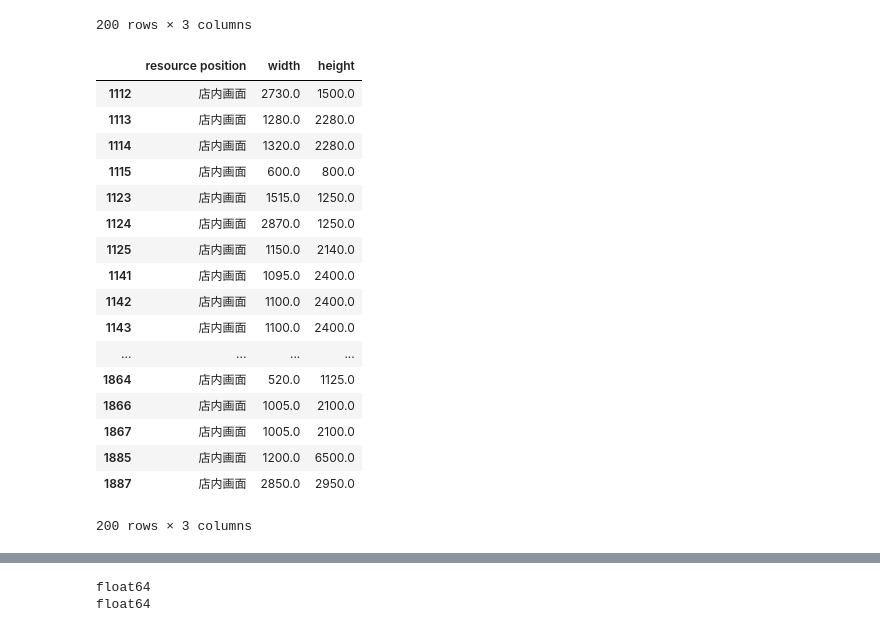
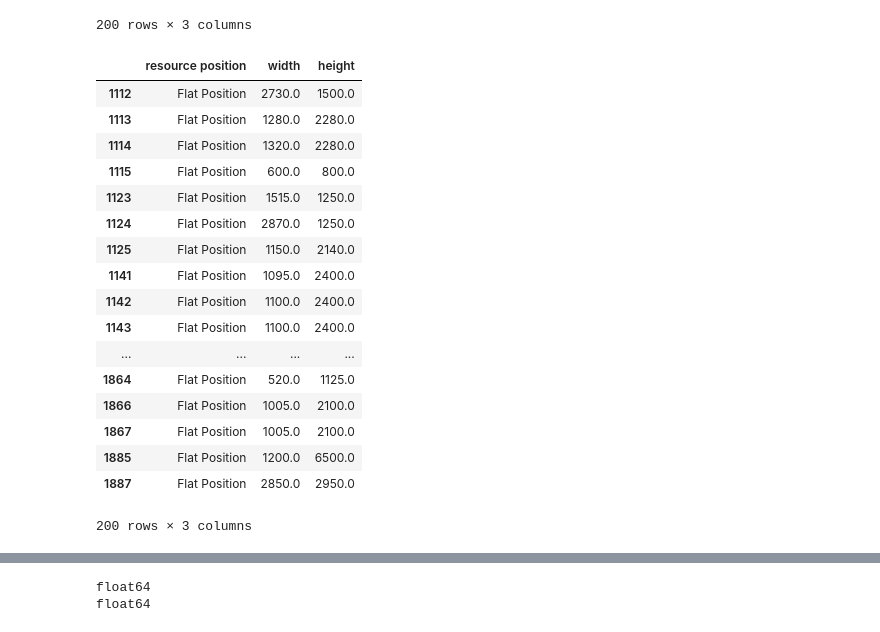
Before and after one commit to nuocode/Data_Mining, a Jupyter notebook: ml_for_POSM_prediction/ml_position.ipynb, the cells around one changed output, grey strips where cells are left out. Cells and saved outputs as stored; diff of their text form; code cells hidden in the pictures.

```diff
--- a/ml_for_POSM_prediction/ml_position.ipynb
+++ b/ml_for_POSM_prediction/ml_position.ipynb
@@ -20,7 +20,7 @@ sns.set_style("darkgrid", {"font.sans-serif": ["KaiTi", "Arial"]})
 # %% [markdown]
 ### Data Cleaning and Preparation
 # %%
-df = pd.read_excel("position_clean_3_samples.xlsx", encoding="utf-8").dropna()
+df = pd.read_excel("position_clean_3_samples_en.xlsx", encoding="utf-8").dropna()
 df
 # %% [output]
 |  | resource position | width | height |
@@ -96,26 +96,26 @@ df_logo
 | 1886 | Logo | 600.0 | 600.0 |
 200 rows × 3 columns
 # %%
-df_instore_image = df[df["resource position"] == "店内画面"].iloc[-200:,:]
+df_instore_image = df[df["resource position"] == "Flat Position"].iloc[-200:,:]
 df_instore_image
 # %% [output]
 |  | resource position | width | height |
-| 1112 | 店内画面 | 2730.0 | 1500.0 |
-| 1113 | 店内画面 | 1280.0 | 2280.0 |
-| 1114 | 店内画面 | 1320.0 | 2280.0 |
-| 1115 | 店内画面 | 600.0 | 800.0 |
-| 1123 | 店内画面 | 1515.0 | 1250.0 |
-| 1124 | 店内画面 | 2870.0 | 1250.0 |
-| 1125 | 店内画面 | 1150.0 | 2140.0 |
-| 1141 | 店内画面 | 1095.0 | 2400.0 |
-| 1142 | 店内画面 | 1100.0 | 2400.0 |
-| 1143 | 店内画面 | 1100.0 | 2400.0 |
+| 1112 | Flat Position | 2730.0 | 1500.0 |
+| 1113 | Flat Position | 1280.0 | 2280.0 |
+| 1114 | Flat Position | 1320.0 | 2280.0 |
+| 1115 | Flat Position | 600.0 | 800.0 |
+| 1123 | Flat Position | 1515.0 | 1250.0 |
+| 1124 | Flat Position | 2870.0 | 1250.0 |
+| 1125 | Flat Position | 1150.0 | 2140.0 |
+| 1141 | Flat Position | 1095.0 | 2400.0 |
+| 1142 | Flat Position | 1100.0 | 2400.0 |
+| 1143 | Flat Position | 1100.0 | 2400.0 |
 | ... | ... | ... | ... |
-| 1864 | 店内画面 | 520.0 | 1125.0 |
-| 1866 | 店内画面 | 1005.0 | 2100.0 |
-| 1867 | 店内画面 | 1005.0 | 2100.0 |
-| 1885 | 店内画面 | 1200.0 | 6500.0 |
-| 1887 | 店内画面 | 2850.0 | 2950.0 |
+| 1864 | Flat Position | 520.0 | 1125.0 |
+| 1866 | Flat Position | 1005.0 | 2100.0 |
+| 1867 | Flat Position | 1005.0 | 2100.0 |
+| 1885 | Flat Position | 1200.0 | 6500.0 |
+| 1887 | Flat Position | 2850.0 | 2950.0 |
 200 rows × 3 columns
 # %%
 # merge three new df
```
Also changed, not shown: parts of 17 cells of this notebook.
